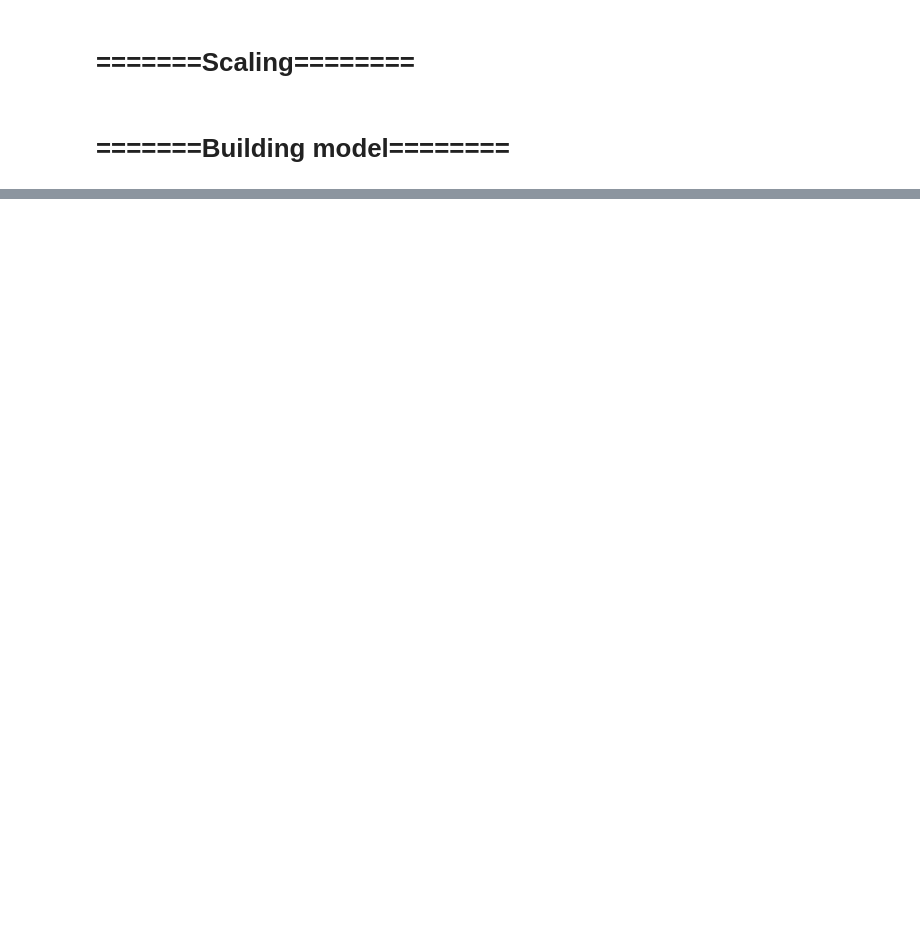
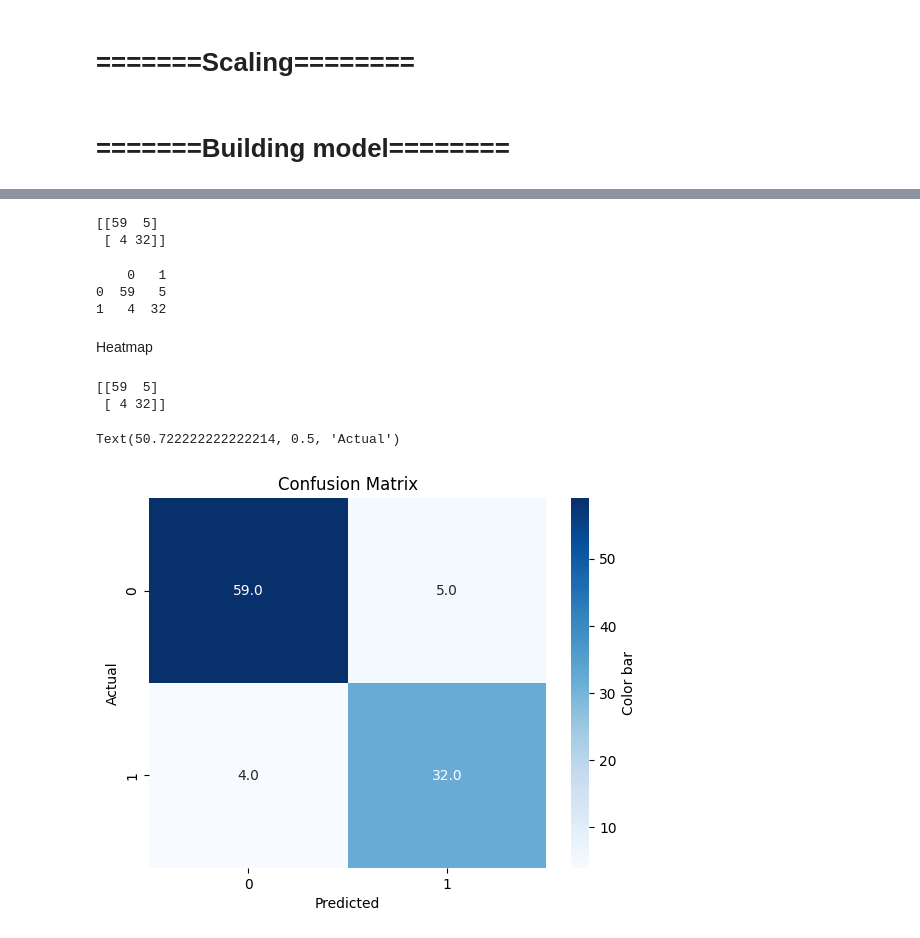
Before and after one commit to mohamadtorres/machinelearningKoolac, a Jupyter notebook: Session 2/knn.ipynb, the cells around one changed output, grey strips where cells are left out. Cells and saved outputs as stored; diff of their text form; code cells hidden in the pictures; blank space fills up the shorter version.

```diff
--- a/Session 2/knn.ipynb
+++ b/Session 2/knn.ipynb
@@ -41,0 +70,9 @@ x = scaler.fit_transform(x)
+# %%
+#ye model misazim esmesham masalan mizarim model ke gharare az knn estefade kone az 7 ta nazdiktarin hamsayeha
+model = KNeighborsClassifier(n_neighbors=7)
+#In mire be 5 ta az nazdiktarin hamsaye hash nazdik beshe
+# %%
+#hala bayad berim fit konim behesh yad bedim
+model.fit(x_train,y_train)
+#yaeni aghaye model in x o y ro begir boro ba ina tamrin kon yad begir az ina bebin ina chikar mikonan
+#alan y nadarim bayad bargardim preprocessing ok konimesh
@@ -41,0 +89,7 @@ x = scaler.fit_transform(x)
+# %%
+#aval pishbini mikonim bad sanjesh mikonim
+#predict
+y_pred = model.predict(x_test) #yaeni hamin x_test ke midim boro pishbini kon. mire ba x_test y_pred tolid mikone pishbini mikone
+#print lazem nis alan faghat mikham ke bebinam chejuri shod
+print(y_pred)
+print(y_test)
@@ -41,0 +121,20 @@ x = scaler.fit_transform(x)
+# %%
+cm = confusion_matrix(y_test,y_pred,labels=[0,1])
+#y test chizi ke dar vaghe hast och y_pred ham chizi ke hads zadim
+#ba labels mishe taghir bedi 0 va 1 bashe ya 1 va 0 yaeni ke kodum positive bashe kodum negativ avali negative mishe dovomi mosbat
+#bazi jaha tu bazi modela moheme ke kio mosbat migiri kio manfi
+#b soorate pishfarz sort shodeye y_test ro dar anzar migire
+print(cm)
+# %% [output]
+[[59  5]
+ [ 4 32]]
+# %%
+cm_df = pd.DataFrame(cm,index=[0,1],columns=[0,1])
+print(cm_df)
+#age bekhaim masalan 0 va 1 ro bebinim befahmim dastan chie
+# %% [output]
+    0   1
+0  59   5
+1   4  32
+# %% [markdown]
+Heatmap
@@ -41,0 +143,13 @@ x = scaler.fit_transform(x)
+# %%
+print(cm)
+sns.heatmap(cm,cmap="Blues",annot=True,cbar_kws={"label":"Color bar"},fmt="0.1f")
+#fmt="0.2f" yaeni ta 2 raghame ashar
+plt.title("Confusion Matrix")
+plt.xlabel("Predicted")
+plt.ylabel("Actual")
+#annot=True ke bezarim adada ro miad mizare mibini annars neshun nemide
+# %% [output]
+[[59  5]
+ [ 4 32]]
+Text(50.722222222222214, 0.5, 'Actual')
+[figure, added]
```
Also changed, not shown: parts of 21 cells of this notebook, 1 other file.
